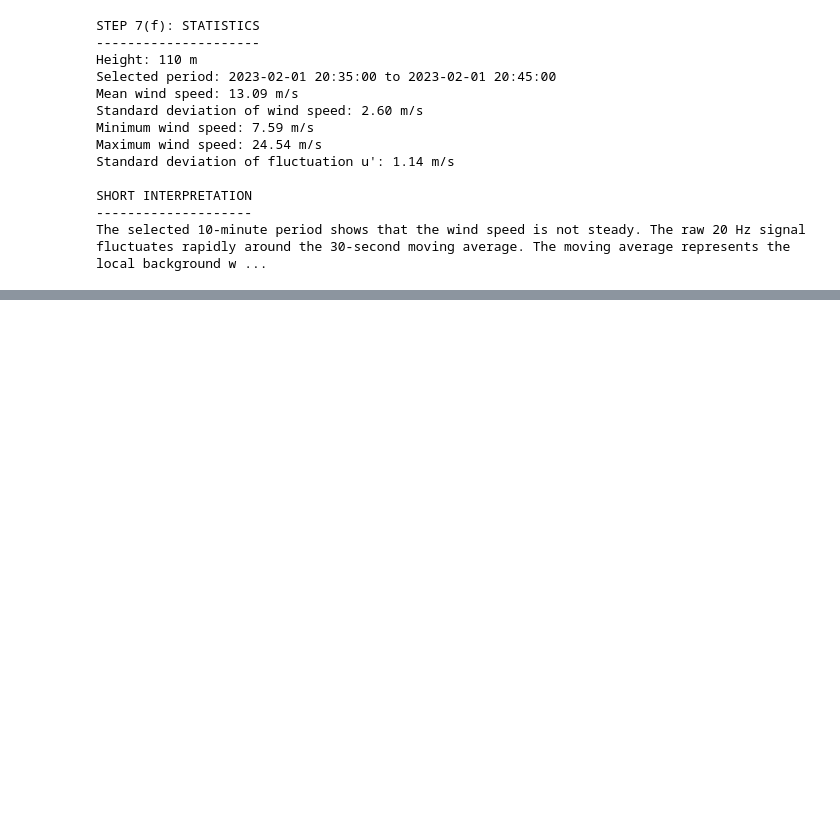
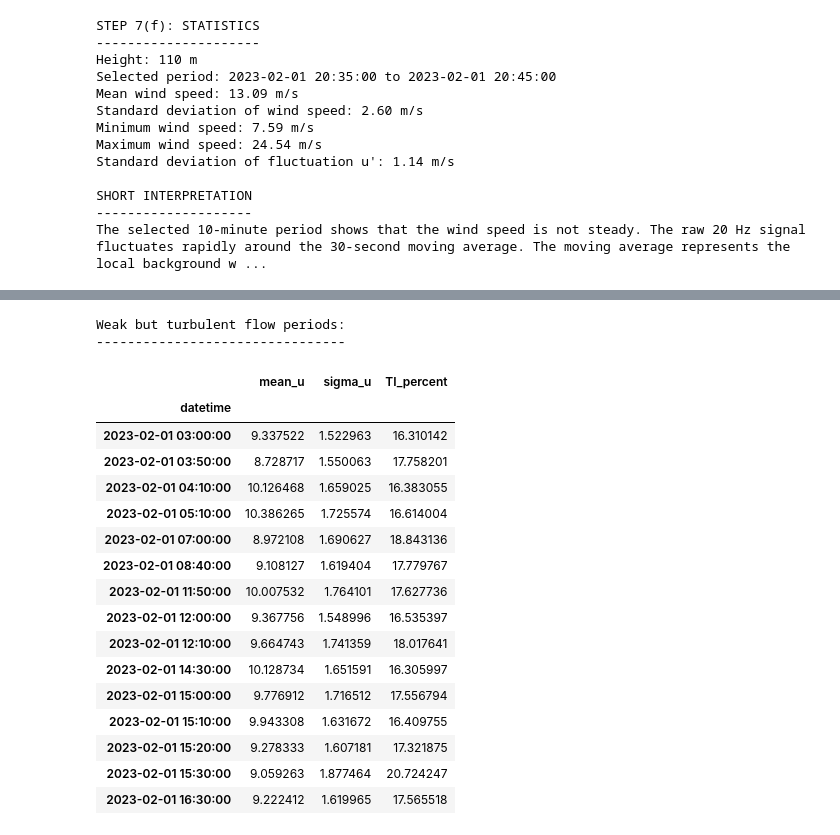
Before and after one commit to KaluInnocentOkoro/wind_physics_measurement_project, a Jupyter notebook: topic_2_energy_meteorology.ipynb, the cells around one changed output, grey strips where cells are left out. Cells and saved outputs as stored; diff of their text form; code cells hidden in the pictures; blank space fills up the shorter version.

```diff
--- a/topic_2_energy_meteorology.ipynb
+++ b/topic_2_energy_meteorology.ipynb
@@ -891,0 +1169,59 @@ The selected 10-minute period shows that the wind speed is not steady. The raw 2
+# %%
+# ============================================================
+# 8(c) Identify strong steady flow and weak but turbulent flow
+# ============================================================
+# Strong steady flow:
+# - high mean wind speed
+# - low turbulence intensity
+#
+# Weak but turbulent flow:
+# - low mean wind speed
+# - high turbulence intensity
+#
+# To avoid choosing arbitrary numbers, we use the data itself:
+# high wind speed = above the 75th percentile
+# low wind speed  = below the 25th percentile
+# high TI         = above the 75th percentile
+# low TI          = below the 25th percentile
+
+u_high = selected_metrics["mean_u"].quantile(0.75)
+u_low = selected_metrics["mean_u"].quantile(0.25)
+
+ti_high = selected_metrics["TI_percent"].quantile(0.75)
+ti_low = selected_metrics["TI_percent"].quantile(0.25)
+
+print("\nSTEP 8(c): THRESHOLDS")
+print("---------------------")
+print(f"High wind-speed threshold, 75th percentile: {u_high:.2f} m/s")
+print(f"Low wind-speed threshold, 25th percentile: {u_low:.2f} m/s")
+print(f"High TI threshold, 75th percentile: {ti_high:.2f} %")
+print(f"Low TI threshold, 25th percentile: {ti_low:.2f} %")
+
+
+# Classify periods
+strong_steady = selected_metrics[
+    (selected_metrics["mean_u"] >= u_high) &
+    (selected_metrics["TI_percent"] <= ti_low)
+].copy()
+
+weak_turbulent = selected_metrics[
+    (selected_metrics["mean_u"] <= u_low) &
+    (selected_metrics["TI_percent"] >= ti_high)
+].copy()
+
+
+print("\nStrong steady flow periods:")
+print("---------------------------")
+if len(strong_steady) > 0:
+    display(strong_steady)
+else:
+    print("No period satisfies both conditions exactly.")
+
+
+print("\nWeak but turbulent flow periods:")
+print("--------------------------------")
+if len(weak_turbulent) > 0:
+    display(weak_turbulent)
+else:
+    print("No period satisfies both conditions exactly.")
+# %% [output]
@@ -891,0 +1243,19 @@ The selected 10-minute period shows that the wind speed is not steady. The raw 2
+Weak but turbulent flow periods:
+--------------------------------
+|  | mean_u | sigma_u | TI_percent |
+| datetime |  |  |  |
+| 2023-02-01 03:00:00 | 9.337522 | 1.522963 | 16.310142 |
+| 2023-02-01 03:50:00 | 8.728717 | 1.550063 | 17.758201 |
+| 2023-02-01 04:10:00 | 10.126468 | 1.659025 | 16.383055 |
+| 2023-02-01 05:10:00 | 10.386265 | 1.725574 | 16.614004 |
+| 2023-02-01 07:00:00 | 8.972108 | 1.690627 | 18.843136 |
+| 2023-02-01 08:40:00 | 9.108127 | 1.619404 | 17.779767 |
+| 2023-02-01 11:50:00 | 10.007532 | 1.764101 | 17.627736 |
+| 2023-02-01 12:00:00 | 9.367756 | 1.548996 | 16.535397 |
+| 2023-02-01 12:10:00 | 9.664743 | 1.741359 | 18.017641 |
+| 2023-02-01 14:30:00 | 10.128734 | 1.651591 | 16.305997 |
+| 2023-02-01 15:00:00 | 9.776912 | 1.716512 | 17.556794 |
+| 2023-02-01 15:10:00 | 9.943308 | 1.631672 | 16.409755 |
+| 2023-02-01 15:20:00 | 9.278333 | 1.607181 | 17.321875 |
+| 2023-02-01 15:30:00 | 9.059263 | 1.877464 | 20.724247 |
+| 2023-02-01 16:30:00 | 9.222412 | 1.619965 | 17.565518 |
```
Also changed, not shown: parts of 10 cells of this notebook.
